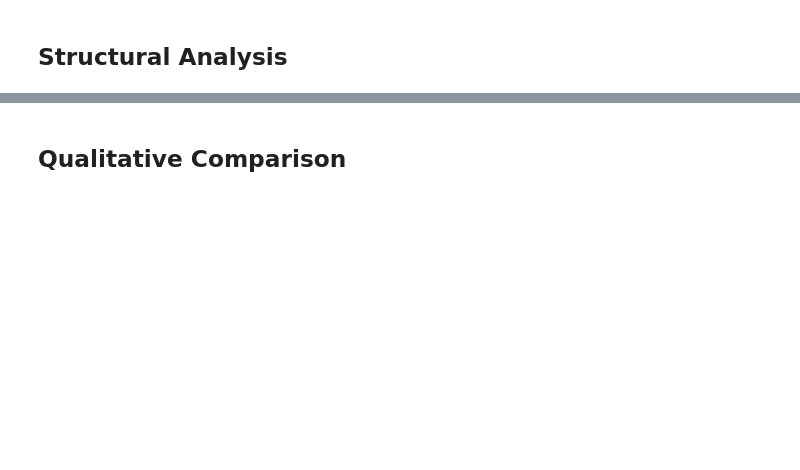
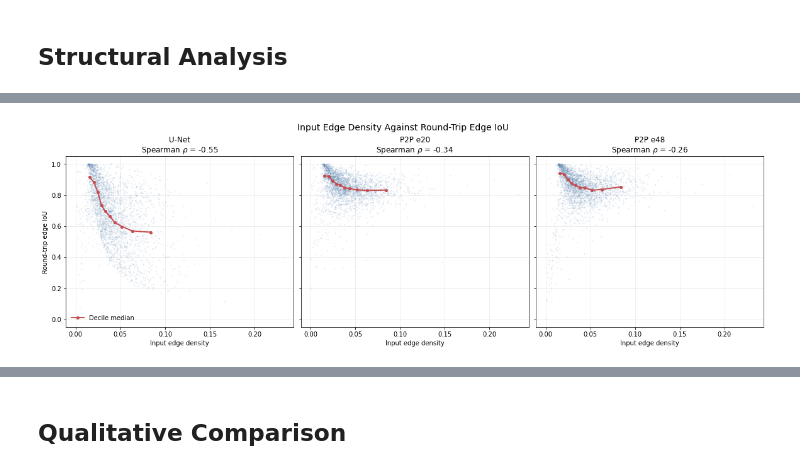
Before and after one commit to Vanya2307/Sketch2Furniture-Generation, a Jupyter notebook: notebooks/05_model_evaluation.ipynb, the cells around one changed output, grey strips where cells are left out. Cells and saved outputs as stored; diff of their text form; code cells hidden in the pictures; blank space fills up the shorter version.

```diff
--- a/notebooks/05_model_evaluation.ipynb
+++ b/notebooks/05_model_evaluation.ipynb
@@ -1557,0 +2609,85 @@ Between the two Pix2Pix checkpoints, epoch 48 leads on MAE, PSNR, SSIM and LPIPS
+# %%
+# Visualize Edge Density Against Round-Trip Edge IoU
+
+figure, axes = plt.subplots(
+    1,
+    len(expected_model_names),
+    figsize=(16, 5),
+    sharex=True,
+    sharey=True,
+    constrained_layout=True,
+)
+
+for axis, model_name in zip(axes, expected_model_names):
+    model_results = evaluation_results.loc[
+        evaluation_results["model"] == model_name
+    ]
+    axis.scatter(
+        model_results["edge_density"],
+        model_results["edge_iou"],
+        s=4,
+        alpha=0.15,
+        color="#4C78A8",
+        edgecolors="none",
+    )
+    binned_medians = (
+        model_results
+        .assign(
+            density_bin=pd.qcut(
+                model_results["edge_density"],
+                q=10,
+                duplicates="drop",
+            )
+        )
+        .groupby("density_bin", observed=True)
+        .agg(
+            density=("edge_density", "median"),
+            edge_iou=("edge_iou", "median"),
+        )
+    )
+    axis.plot(
+        binned_medians["density"],
+        binned_medians["edge_iou"],
+        color="#C44E52",
+        linewidth=2,
+        marker="o",
+        markersize=4,
+        label="Decile median",
+    )
+    rho = spearman_results.loc[
+        (spearman_results["model"] == model_name)
+        & (spearman_results["metric"] == "edge_iou"),
+        "spearman_rho",
+    ].iloc[0]
+    axis.set_title(
+        f"{short_model_names[model_name]}\n"
+        rf"Spearman $\rho$ = {rho:.2f}"
+    )
+    axis.set_xlabel("Input edge density")
+    axis.grid(alpha=0.25)
+    axis.set_axisbelow(True)
+
+axes[0].set_ylabel("Round-trip edge IoU")
+axes[0].legend(frameon=False, loc="lower left")
+
+figure.suptitle(
+    "Input Edge Density Against Round-Trip Edge IoU",
+    fontsize=14,
+)
+
+EDGE_DENSITY_SCATTER_PATH = (
+    FIGURE_DIR / "edge_density_vs_edge_iou.png"
+)
+figure.savefig(
+    EDGE_DENSITY_SCATTER_PATH,
+    dpi=150,
+)
+
+plt.show()
+
+print(
+    f"Saved edge-density scatter to: "
+    f"{EDGE_DENSITY_SCATTER_PATH}"
+)
+# %% [output]
+[figure, added]
```
Also changed, not shown: parts of 38 cells of this notebook.
